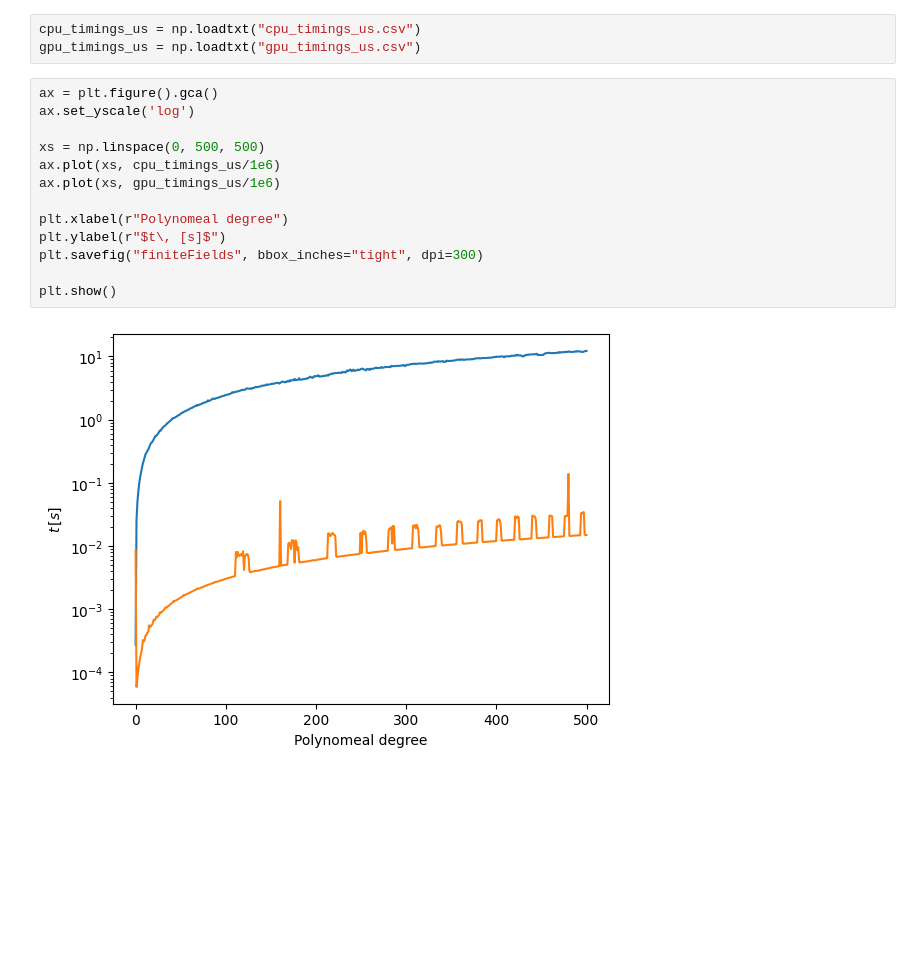
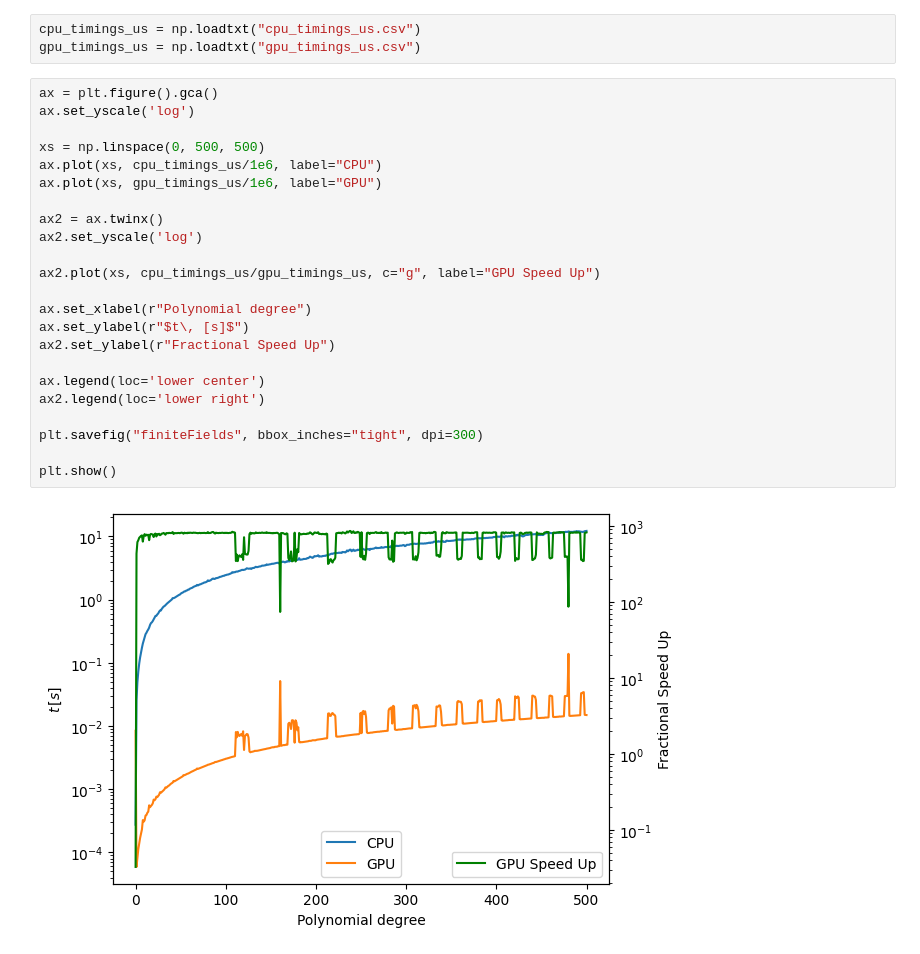
Before and after one commit to JamesMax314/GPU_Profiling, a Jupyter notebook: finite_fields/plots.ipynb, the cells around one changed output. Drawn from its saved outputs; the diff is of its cells as text; blank space fills up the shorter version.

Commit message:
Updated figure

```diff
--- a/finite_fields/plots.ipynb
+++ b/finite_fields/plots.ipynb
@@ -9,15 +9,25 @@ gpu_timings_us = np.loadtxt("gpu_timings_us.csv")
 # %%
 ax = plt.figure().gca()
 ax.set_yscale('log')
 
 xs = np.linspace(0, 500, 500)
-ax.plot(xs, cpu_timings_us/1e6)
-ax.plot(xs, gpu_timings_us/1e6)
+ax.plot(xs, cpu_timings_us/1e6, label="CPU")
+ax.plot(xs, gpu_timings_us/1e6, label="GPU")
 
-plt.xlabel(r"Polynomeal degree")
-plt.ylabel(r"$t\, [s]$")
+ax2 = ax.twinx()
+ax2.set_yscale('log')
+
+ax2.plot(xs, cpu_timings_us/gpu_timings_us, c="g", label="GPU Speed Up")
+
+ax.set_xlabel(r"Polynomial degree")
+ax.set_ylabel(r"$t\, [s]$")
+ax2.set_ylabel(r"Fractional Speed Up")
+
+ax.legend(loc='lower center')
+ax2.legend(loc='lower right')
+
 plt.savefig("finiteFields", bbox_inches="tight", dpi=300)
 
 plt.show()
 # %% [output]
-[figure, old version]
+[figure, new version]
```
Also changed, not shown: 4 other files.
